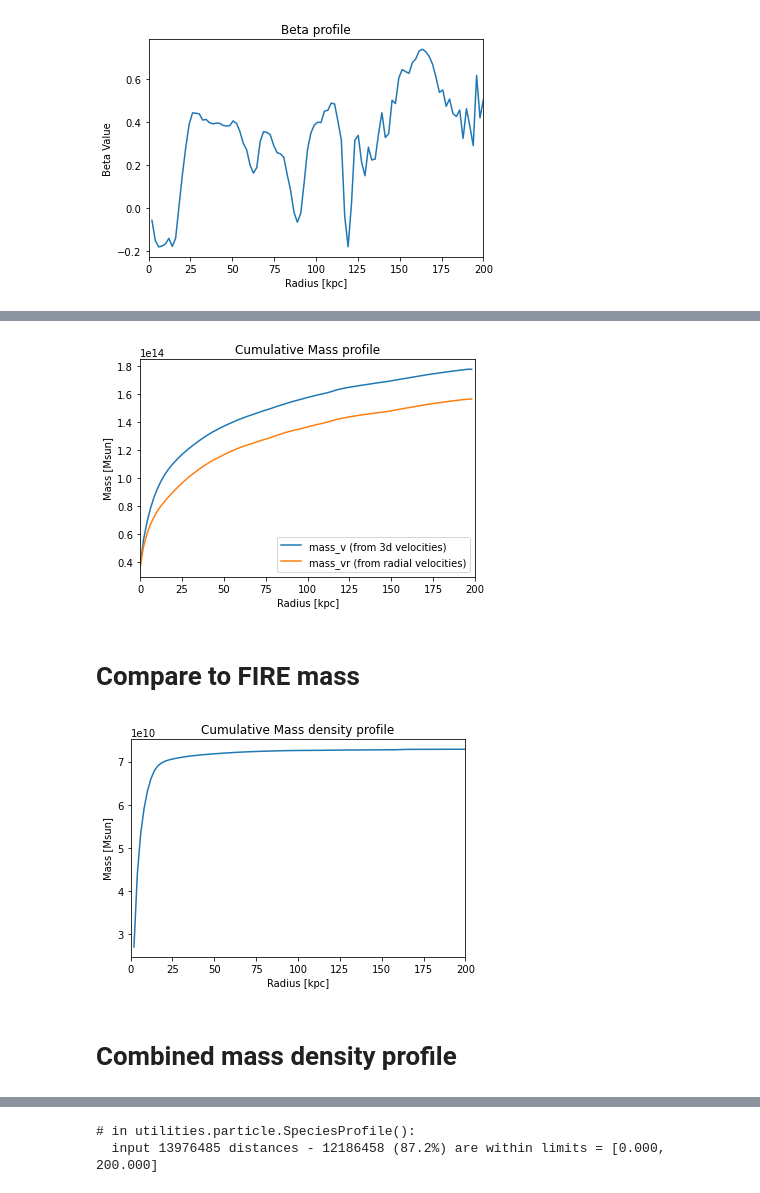
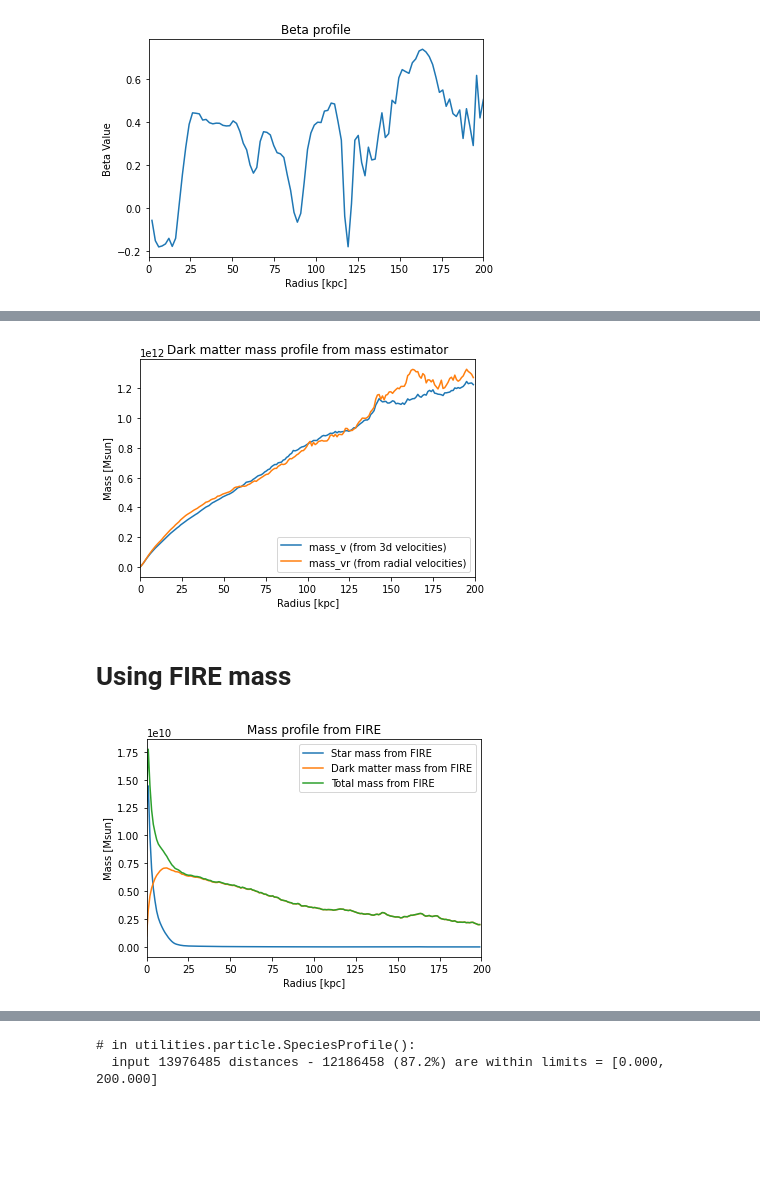
Before and after one commit to aeden2019/fire_mass, a Jupyter notebook: fire_mass.ipynb, the cells around one changed output, grey strips where cells are left out. Saved outputs shown, nothing was run; the diff lists cells and outputs as text; code cells hidden in the pictures; blank space fills up the shorter version.

```diff
--- a/fire_mass.ipynb
+++ b/fire_mass.ipynb
@@ -232,18 +253,18 @@ radius, mass_v, mass_vr = mass_estimators.mass_estimator_profile(alpha, beta, ga
 # %%
-# Plot the mass profile in cummulative shells
+# Plot the dark matter mass profile in shells
 fig, ax = plt.subplots()
-ax.plot(radius, np.cumsum(mass_v[1:])*1E10, label='mass_v (from 3d velocities)')
-ax.plot(radius, np.cumsum(mass_vr[1:]*1E10), label='mass_vr (from radial velocities)')
+ax.plot(dark_radius, dark_mass_v[:-1]*1E10, label='mass_v (from 3d velocities)')
+ax.plot(dark_radius, dark_mass_vr[:-1]*1E10, label='mass_vr (from radial velocities)')
 ax.set_xlabel('Radius [kpc]')
 ax.set_ylabel('Mass [Msun]')
 ax.set_xlim(rmin, rmax)
 ax.legend(loc=4)
-plt.title('Cumulative Mass profile')
+plt.title('Dark matter mass profile from mass estimator')
 plt.show()
 # %% [output]
-[figure, old version]
+[figure, new version]
 # %% [markdown]
-# Compare to FIRE mass
+# Using FIRE mass
 # %%
 # Declare function to calculate cumulative mass
 def cumulative(mass, pos, n_bins, rmax):
@@ -255,18 +276,22 @@ def cumulative(mass, pos, n_bins, rmax):
         mass_dr[i] = np.sum(mass[index])
     return dr, mass_dr
 # %%
-# Calculate FIRE cumulative mass
-fireRadius, fireMass= cumulative(starMass, starPos, n_bins=100, rmax=rmax)
+# Calculate FIRE cumulative star mass
+starFireRadius, starFireMass= cumulative(starMass, starPos, n_bins=bins, rmax=rmax)
+# %%
+# Calculate FIRE cumulative dark matter mass
+darkFireRadius, darkFireMass= cumulative(darkMass, darkPos, n_bins=bins, rmax=rmax)
 # %%
 # Plot the expected mass from FIRE
 fig, ax = plt.subplots()
-ax.plot(fireRadius[1:], np.cumsum(fireMass))
+ax.plot(starFireRadius[:-1], starFireMass, label='Star mass from FIRE')
+ax.plot(darkFireRadius[:-1], darkFireMass, label='Dark matter mass from FIRE')
+ax.plot(starFireRadius[:-1], starFireMass + darkFireMass, label='Total mass from FIRE')
 ax.set_xlabel('Radius [kpc]')
 ax.set_ylabel('Mass [Msun]')
 ax.set_xlim(rmin, rmax)
-plt.title('Cumulative Mass density profile')
+ax.legend()
+plt.title('Mass profile from FIRE')
 plt.show()
 # %% [output]
-[figure, old version]
+[figure, new version]
-# %% [markdown]
-# Combined mass density profile
```
Also changed, not shown: parts of 40 cells of this notebook.
